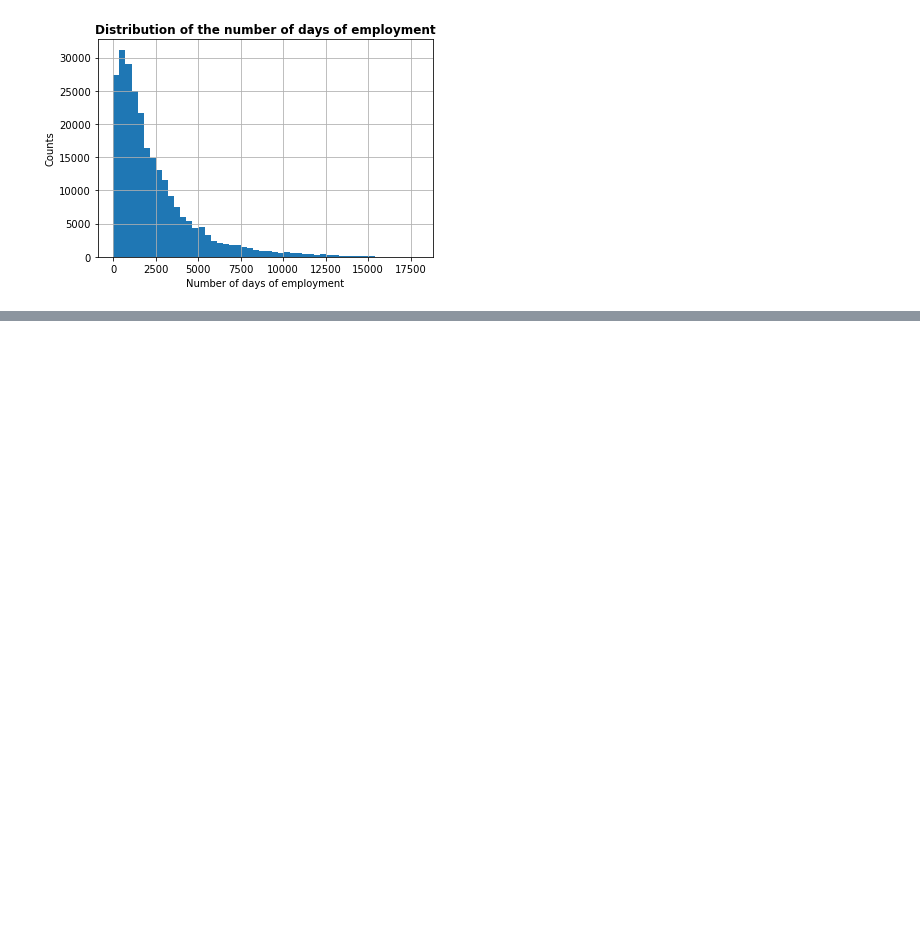
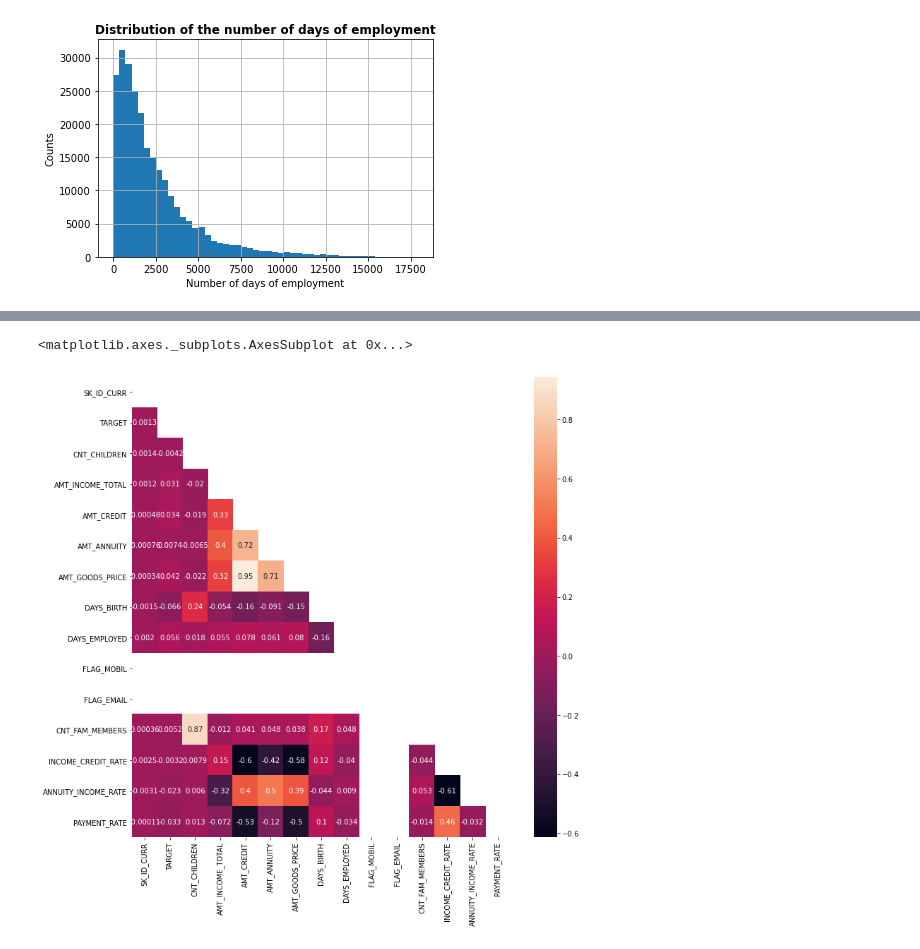
Before and after one commit to predakz/Projet_7, a Jupyter notebook: notebook_P7.ipynb, the cells around one changed output, grey strips where cells are left out. Cells and saved outputs as stored; diff of their text form; code cells hidden in the pictures; blank space fills up the shorter version.

```diff
--- a/notebook_P7.ipynb
+++ b/notebook_P7.ipynb
@@ -303,0 +396,5 @@ plt.show()
+# %%
+imputer_mf = SimpleImputer(strategy='most_frequent')
+imputer_mf.fit(df[categ])
+df[categ] = imputer_mf.transform(df[categ])
+msno.matrix(df)
@@ -303,0 +412,8 @@ plt.show()
+# %%
+plt.figure(figsize=(12,12))
+corr = df.corr()
+mask = np.triu(corr)
+sns.heatmap(corr, mask=mask, annot=True)
+# %% [output]
+<matplotlib.axes._subplots.AxesSubplot at 0x...>
+[figure, added]
```
Also changed, not shown: parts of 11 cells of this notebook, 2 other files.
